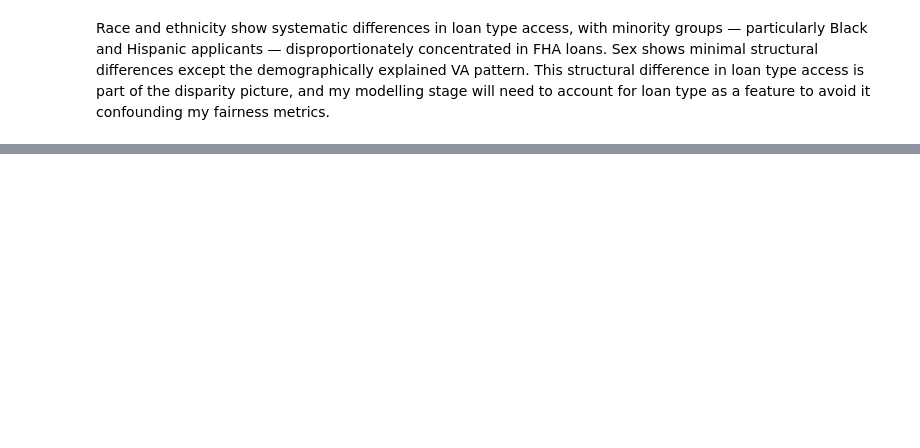
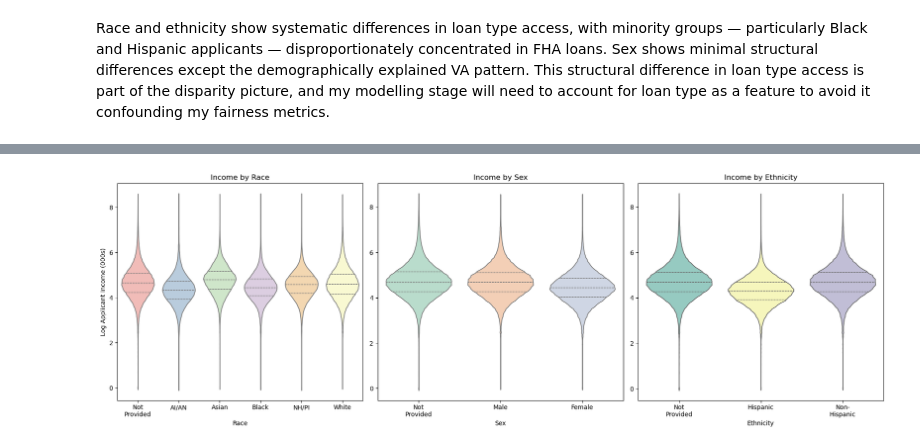
Before and after one commit to jdhilee/fairness_smoke_alarm, a Jupyter notebook: src/eda_hmda_2007_2017.ipynb, the cells around one changed output, grey strips where cells are left out. Drawn from its saved outputs; the diff is of its cells as text; code cells hidden in the pictures; blank space fills up the shorter version.

```diff
--- a/src/eda_hmda_2007_2017.ipynb
+++ b/src/eda_hmda_2007_2017.ipynb
@@ -1027,0 +1067,78 @@ Race and ethnicity show systematic differences in loan type access, with minorit
+# %%
+# Plot income by sensitive characteristics
+
+fig, axes = plt.subplots(1, 3, figsize=(18, 6))
+
+# Race
+sns.violinplot(
+    x = "race",
+    y = "log_income_000s",
+    hue = "race",
+    data = hmda,
+    inner = "quartile",
+    palette = "Pastel1",
+    legend = False,
+    ax = axes[0]
+)
+
+axes[0].set_title("Income by Race")
+axes[0].set_xlabel("Race")
+axes[0].set_ylabel("Log Applicant Income (000s)")
+
+axes[0].set_xticklabels([
+    "Not\nProvided",
+    "AI/AN",
+    "Asian",
+    "Black",
+    "NH/PI",
+    "White"
+])
+
+# Sex
+sns.violinplot(
+    x = "sex",
+    y = "log_income_000s",
+    hue = "sex",
+    data = hmda,
+    inner = "quartile",
+    palette = "Pastel2",
+    legend = False,
+    ax = axes[1]
+)
+
+axes[1].set_title("Income by Sex")
+axes[1].set_xlabel("Sex")
+axes[1].set_ylabel("")
+
+axes[1].set_xticklabels([
+    "Not\nProvided",
+    "Male",
+    "Female"
+])
+
+# Ethnicity
+sns.violinplot(
+    x = "ethnicity",
+    y = "log_income_000s",
+    hue = "ethnicity",
+    data = hmda,
+    inner = "quartile",
+    palette = "Set3",
+    legend = False,
+    ax = axes[2]
+)
+
+axes[2].set_title("Income by Ethnicity")
+axes[2].set_xlabel("Ethnicity")
+axes[2].set_ylabel("")
+
+axes[2].set_xticklabels([
+    "Not\nProvided",
+    "Hispanic",
+    "Non-\nHispanic"
+])
+
+plt.tight_layout()
+plt.show()
+# %% [output]
+[figure, added]
```
Also changed, not shown: parts of 21 cells of this notebook.
